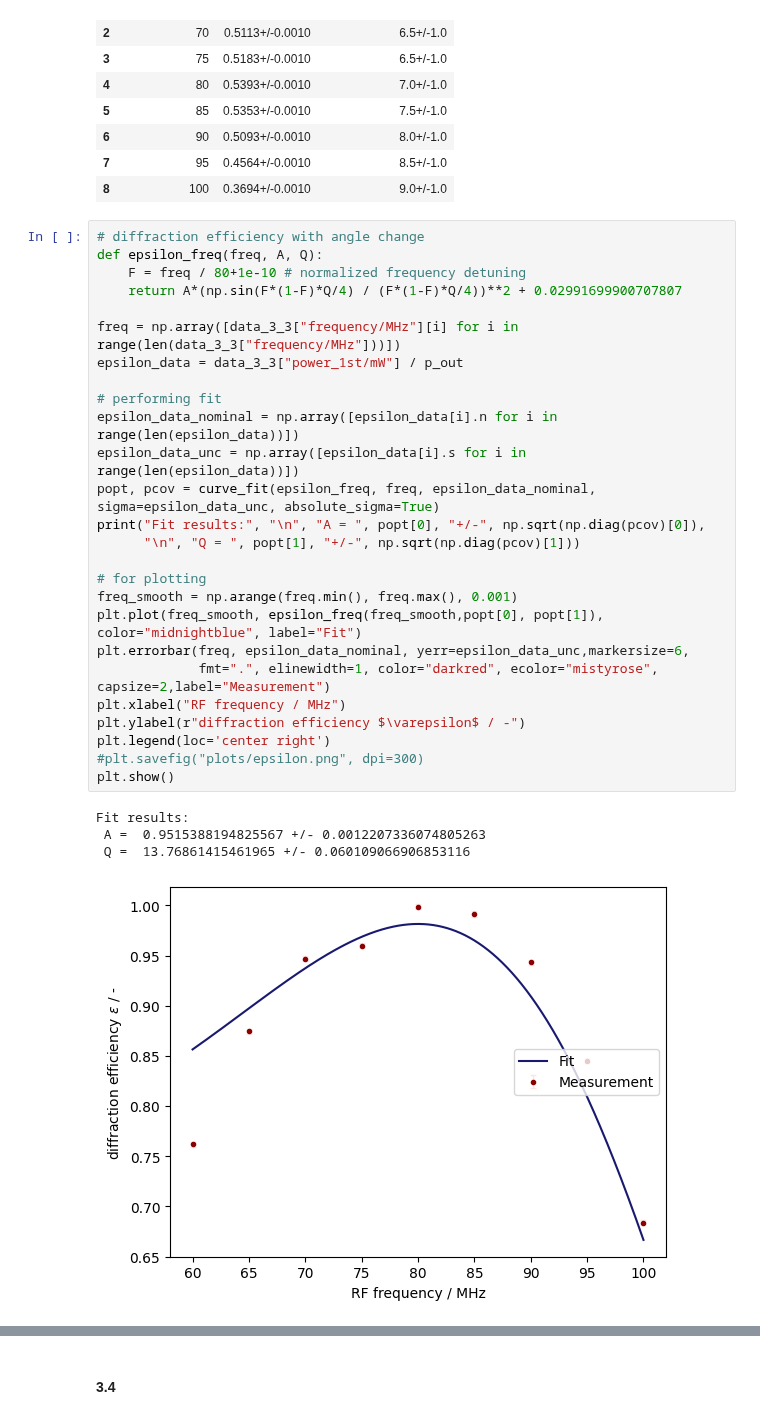
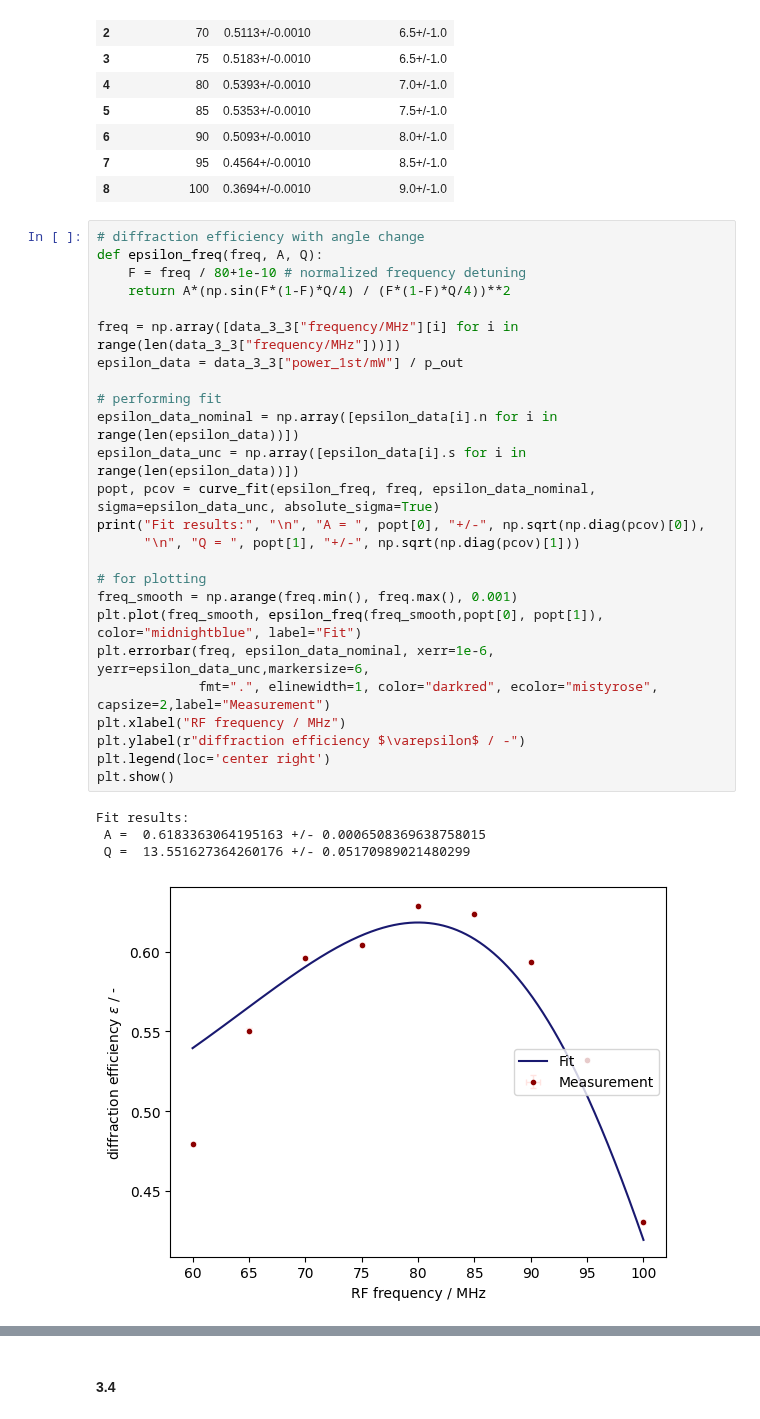
Before and after one commit to KemalOenen/advanced_labcourse, a Jupyter notebook: E101/analysis.ipynb, the cells around one changed output, grey strips where cells are left out. Drawn from its saved outputs; the diff is of its cells as text.

```diff
--- a/E101/analysis.ipynb
+++ b/E101/analysis.ipynb
@@ -200,34 +181,33 @@ data_3_3
 # %%
 # diffraction efficiency with angle change
 def epsilon_freq(freq, A, Q):
     F = freq / 80+1e-10 # normalized frequency detuning
-    return A*(np.sin(F*(1-F)*Q/4) / (F*(1-F)*Q/4))**2 + 0.02991699900707807
+    return A*(np.sin(F*(1-F)*Q/4) / (F*(1-F)*Q/4))**2
 
 freq = np.array([data_3_3["frequency/MHz"][i] for i in range(len(data_3_3["frequency/MHz"]))])
 epsilon_data = data_3_3["power_1st/mW"] / p_out
 
 # performing fit
 epsilon_data_nominal = np.array([epsilon_data[i].n for i in range(len(epsilon_data))])
 epsilon_data_unc = np.array([epsilon_data[i].s for i in range(len(epsilon_data))])
 popt, pcov = curve_fit(epsilon_freq, freq, epsilon_data_nominal, sigma=epsilon_data_unc, absolute_sigma=True)
 print("Fit results:", "\n", "A = ", popt[0], "+/-", np.sqrt(np.diag(pcov)[0]),
       "\n", "Q = ", popt[1], "+/-", np.sqrt(np.diag(pcov)[1]))
 
 # for plotting
 freq_smooth = np.arange(freq.min(), freq.max(), 0.001)
 plt.plot(freq_smooth, epsilon_freq(freq_smooth,popt[0], popt[1]), color="midnightblue", label="Fit")
-plt.errorbar(freq, epsilon_data_nominal, yerr=epsilon_data_unc,markersize=6,
+plt.errorbar(freq, epsilon_data_nominal, xerr=1e-6, yerr=epsilon_data_unc,markersize=6,
              fmt=".", elinewidth=1, color="darkred", ecolor="mistyrose", capsize=2,label="Measurement")
 plt.xlabel("RF frequency / MHz")
 plt.ylabel(r"diffraction efficiency $\varepsilon$ / -")
 plt.legend(loc='center right')
-#plt.savefig("plots/epsilon.png", dpi=300)
 plt.show()
 # %% [output]
 Fit results:
- A =  0.9515388194825567 +/- 0.0012207336074805263
- Q =  13.76861415461965 +/- 0.060109066906853116
+ A =  0.6183363064195163 +/- 0.0006508369638758015
+ Q =  13.551627364260176 +/- 0.05170989021480299
-[figure, old version]
+[figure, new version]
 # %%
 # frequency dependence of bragg angle
 # diffraction efficiency with angle change
```
Also changed, not shown: parts of 10 cells of this notebook, 1 other file.
